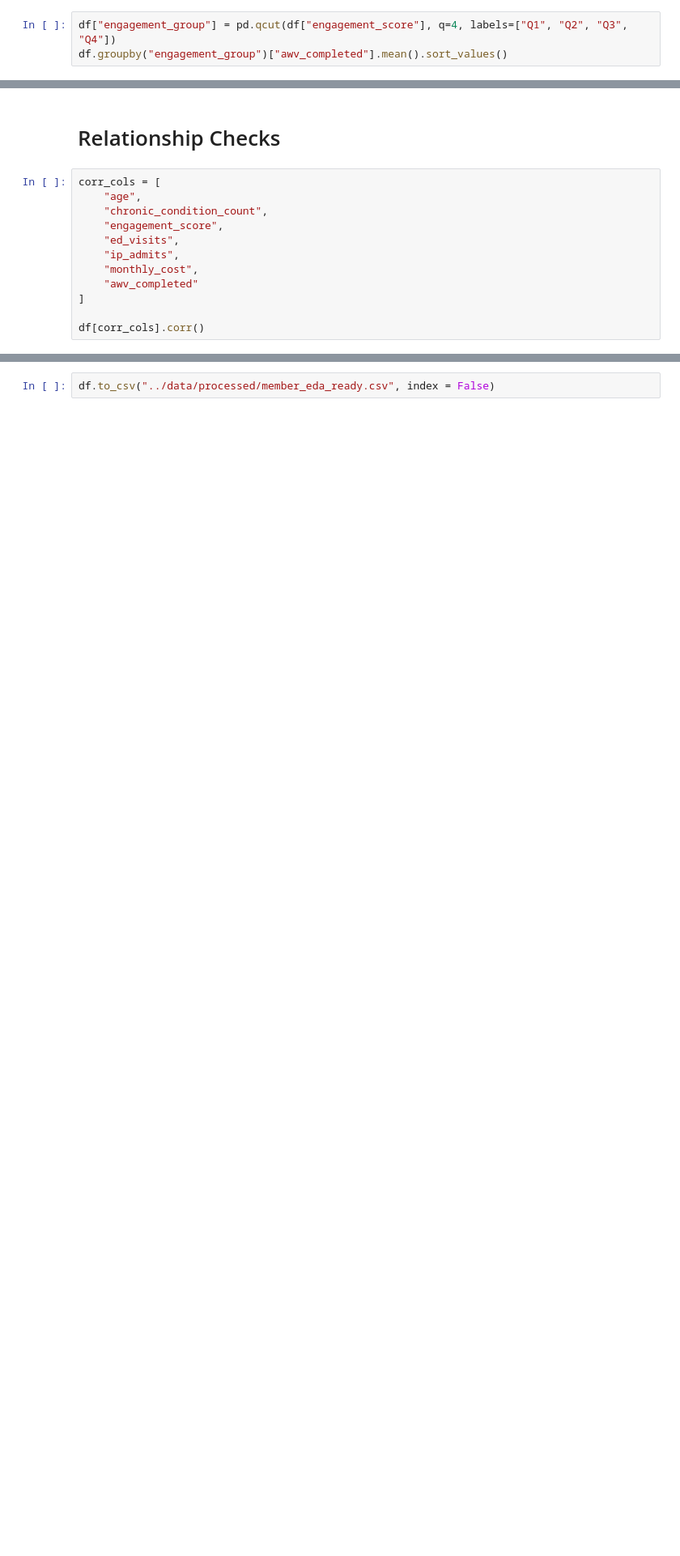
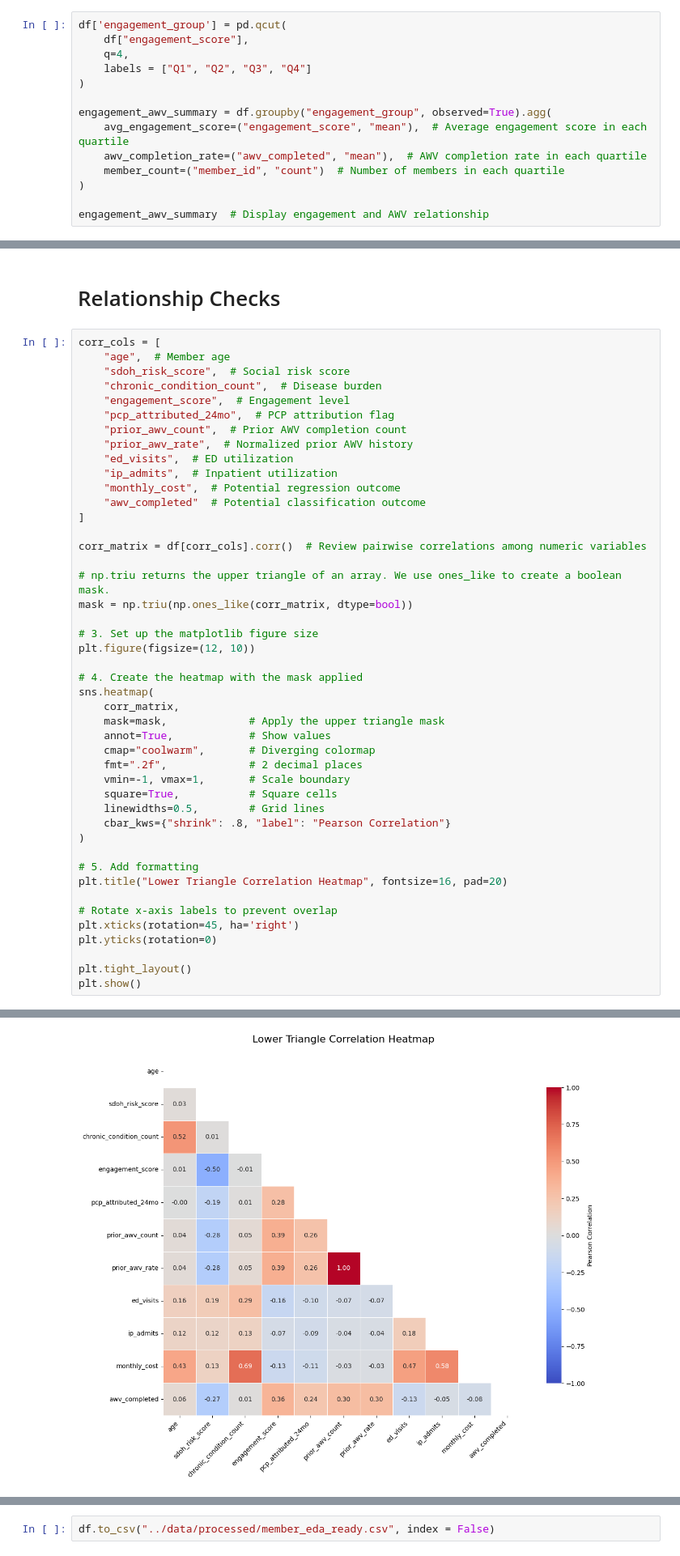
Before and after one commit to doyounghi/Healthcare-data-analysis, a Jupyter notebook: 01_mock_member_health_analysis/notebooks/01_eda.ipynb, the cells around one changed output, grey strips where cells are left out. Shown at 81% size. Cells and saved outputs as stored; diff of their text form; blank space fills up the shorter version.

```diff
--- a/01_mock_member_health_analysis/notebooks/01_eda.ipynb
+++ b/01_mock_member_health_analysis/notebooks/01_eda.ipynb
@@ -305,6 +328,17 @@ Name: awv_completed, dtype: float64>
 # %% [markdown]
 ### AWV Completion Rate By Engagement Quartile
 # %%
-df["engagement_group"] = pd.qcut(df["engagement_score"], q=4, labels=["Q1", "Q2", "Q3", "Q4"])
-df.groupby("engagement_group")["awv_completed"].mean().sort_values()
+df['engagement_group'] = pd.qcut(
+    df["engagement_score"],
+    q=4,
+    labels = ["Q1", "Q2", "Q3", "Q4"]
+)
+
+engagement_awv_summary = df.groupby("engagement_group", observed=True).agg(
+    avg_engagement_score=("engagement_score", "mean"),  # Average engagement score in each quartile
+    awv_completion_rate=("awv_completed", "mean"),  # AWV completion rate in each quartile
+    member_count=("member_id", "count")  # Number of members in each quartile
+)
+
+engagement_awv_summary  # Display engagement and AWV relationship
 # %% [output]
@@ -365,14 +399,47 @@ Name: awv_completed, dtype: float64
 # Relationship Checks
 # %%
 corr_cols = [
-    "age",
-    "chronic_condition_count",
-    "engagement_score",
-    "ed_visits",
-    "ip_admits",
-    "monthly_cost",
-    "awv_completed"
+    "age",  # Member age
+    "sdoh_risk_score",  # Social risk score
+    "chronic_condition_count",  # Disease burden
+    "engagement_score",  # Engagement level
+    "pcp_attributed_24mo",  # PCP attribution flag
+    "prior_awv_count",  # Prior AWV completion count
+    "prior_awv_rate",  # Normalized prior AWV history
+    "ed_visits",  # ED utilization
+    "ip_admits",  # Inpatient utilization
+    "monthly_cost",  # Potential regression outcome
+    "awv_completed"  # Potential classification outcome
 ]
 
-df[corr_cols].corr()
+corr_matrix = df[corr_cols].corr()  # Review pairwise correlations among numeric variables
+
+# np.triu returns the upper triangle of an array. We use ones_like to create a boolean mask.
+mask = np.triu(np.ones_like(corr_matrix, dtype=bool))
+
+# 3. Set up the matplotlib figure size
+plt.figure(figsize=(12, 10))
+
+# 4. Create the heatmap with the mask applied
+sns.heatmap(
+    corr_matrix,
+    mask=mask,             # Apply the upper triangle mask
+    annot=True,            # Show values
+    cmap="coolwarm",       # Diverging colormap
+    fmt=".2f",             # 2 decimal places
+    vmin=-1, vmax=1,       # Scale boundary
+    square=True,           # Square cells
+    linewidths=0.5,        # Grid lines
+    cbar_kws={"shrink": .8, "label": "Pearson Correlation"}
+)
+
+# 5. Add formatting
+plt.title("Lower Triangle Correlation Heatmap", fontsize=16, pad=20)
+
+# Rotate x-axis labels to prevent overlap
+plt.xticks(rotation=45, ha='right')
+plt.yticks(rotation=0)
+
+plt.tight_layout()
+plt.show()
 # %% [output]
@@ -386,0 +446 @@ df[corr_cols].corr()
+[figure, added]
```
Also changed, not shown: parts of 22 cells of this notebook, 3 other files.
